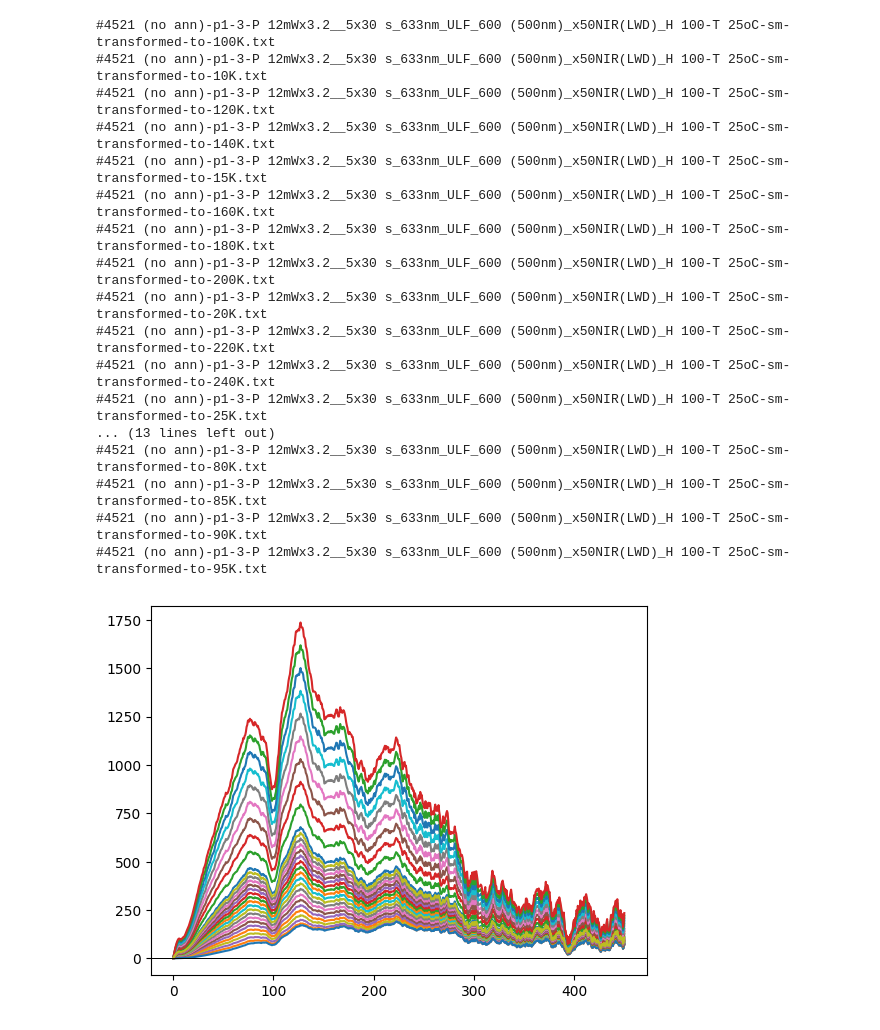
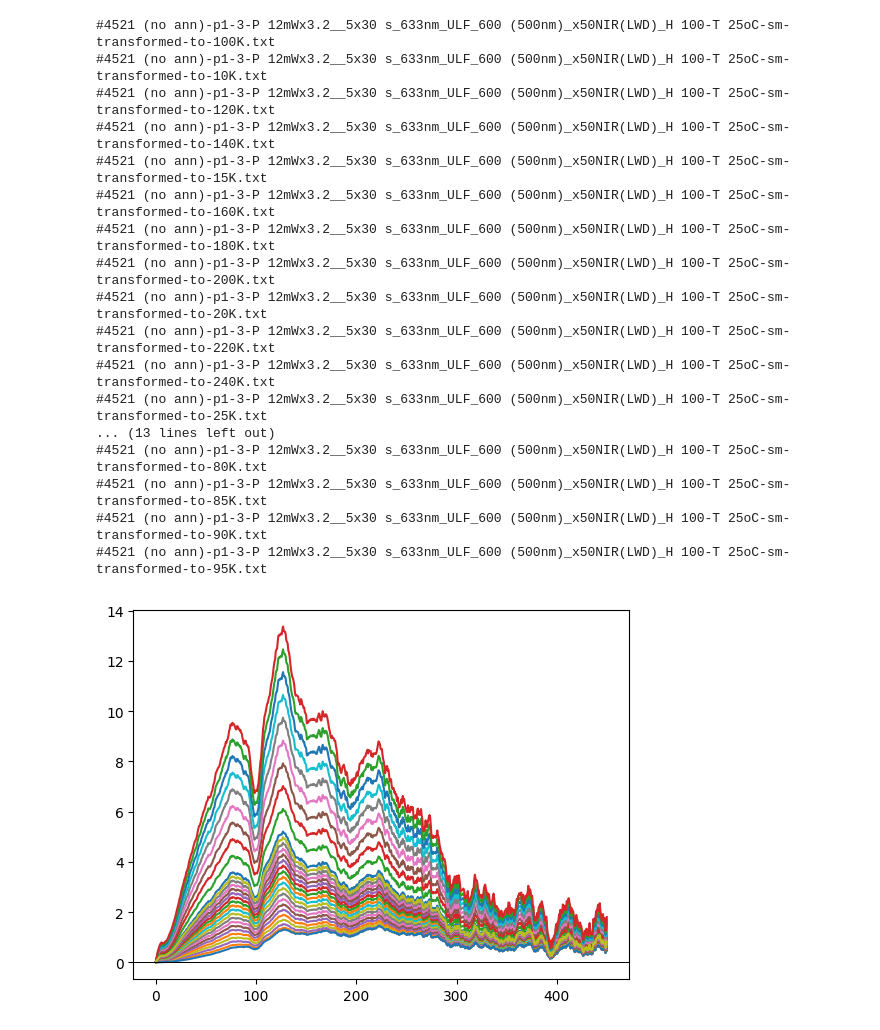
Before and after one commit to radiantbread/reduced_spectra, a Jupyter notebook: reduced_reduction.ipynb, the cells around one changed output. Cells and saved outputs as stored; diff of their text form; code cells hidden in the pictures.

Commit message:
Better normalization

```diff
--- a/reduced_reduction.ipynb
+++ b/reduced_reduction.ipynb
@@ -7,7 +7,7 @@ from matplotlib import pyplot as plt
 from scipy import integrate
 # %%
 input_dir = os.getcwd() + "/input/#4521-generated-sweep/"
-output_dir = os.getcwd() + "/output/reduced-sweep-weird-normalized/"
+-output_dir = os.getcwd() + "/output/less-noise/"
 filenames = list(filter(lambda f: ".txt" in f, os.listdir(input_dir))) # Работаем только с .txt
 
 def get_temp(filename):
@@ -22,6 +22,16 @@ def cut_range(data, startx, endx):
     else:
         condition = (startx > xdata) & (xdata > endx)
     return data[condition]
+# %%
+def find_closest(point, data):
+    """Найти точку в массиве, ближайшую к заданной"""
+    xdata = list(data[:,0])
+    return np.where(data[:,0] == sorted(xdata, key=lambda x: abs(x-point))[0])[0][0]
+
+def find_max(point, data, radius):
+    """Найти локальный максимум рядом"""
+    center = find_closest(point, data)
+    return max(data[center-radius:center+radius,1])
 # %%
 hbar = 1.055 * 10**(-34)                                                                                  # J*s
 k = 1.381 * 10**(-23) # J/K
@@ -50,6 +60,9 @@ def transform_spectrum_temp(omega, I, T1, T2, B_factor=B_factor2):
     """Transform spectrum at temperature T1 into one expected at T2."""
     ratio = B_factor(omega, T1) / B_factor(omega, T2)
     return I * ratio
+# %%
+def normalization_ratio(target, source, point, radius=10):
+    return find_max(point, target, radius) / find_max(point, source, radius)
 # %%
 count = 0
 for filename in filenames:
@@ -65,32 +78,33 @@ for filename in filenames:
     data = cut_range(np.loadtxt(input_dir + filename), 0, 450)
     data[:,1] = data[:,1] - background
 
     R = reduced_spectrum_but_weird(data[:,0], data[:,1])
 
     new_data = np.transpose(np.array([data[:,0], R]))
+    new_data[:,1] = new_data[:,1] * normalization_ratio(data, new_data, 125)
     plt.plot(*np.transpose(new_data))
 
     plt.axhline(y=0, color='black', linewidth=0.7)
 
     print(filename)
     np.savetxt(output_dir + filename.split('.txt')[0] + "-reduced.txt", new_data)
 # %% [output]
 #4521 (no ann)-p1-3-P 12mWx3.2__5x30 s_633nm_ULF_600 (500nm)_x50NIR(LWD)_H 100-T 25oC-sm-transformed-to-100K.txt
 #4521 (no ann)-p1-3-P 12mWx3.2__5x30 s_633nm_ULF_600 (500nm)_x50NIR(LWD)_H 100-T 25oC-sm-transformed-to-10K.txt
 #4521 (no ann)-p1-3-P 12mWx3.2__5x30 s_633nm_ULF_600 (500nm)_x50NIR(LWD)_H 100-T 25oC-sm-transformed-to-120K.txt
 #4521 (no ann)-p1-3-P 12mWx3.2__5x30 s_633nm_ULF_600 (500nm)_x50NIR(LWD)_H 100-T 25oC-sm-transformed-to-140K.txt
 #4521 (no ann)-p1-3-P 12mWx3.2__5x30 s_633nm_ULF_600 (500nm)_x50NIR(LWD)_H 100-T 25oC-sm-transformed-to-15K.txt
 #4521 (no ann)-p1-3-P 12mWx3.2__5x30 s_633nm_ULF_600 (500nm)_x50NIR(LWD)_H 100-T 25oC-sm-transformed-to-160K.txt
 #4521 (no ann)-p1-3-P 12mWx3.2__5x30 s_633nm_ULF_600 (500nm)_x50NIR(LWD)_H 100-T 25oC-sm-transformed-to-180K.txt
 #4521 (no ann)-p1-3-P 12mWx3.2__5x30 s_633nm_ULF_600 (500nm)_x50NIR(LWD)_H 100-T 25oC-sm-transformed-to-200K.txt
 #4521 (no ann)-p1-3-P 12mWx3.2__5x30 s_633nm_ULF_600 (500nm)_x50NIR(LWD)_H 100-T 25oC-sm-transformed-to-20K.txt
 #4521 (no ann)-p1-3-P 12mWx3.2__5x30 s_633nm_ULF_600 (500nm)_x50NIR(LWD)_H 100-T 25oC-sm-transformed-to-220K.txt
 #4521 (no ann)-p1-3-P 12mWx3.2__5x30 s_633nm_ULF_600 (500nm)_x50NIR(LWD)_H 100-T 25oC-sm-transformed-to-240K.txt
 #4521 (no ann)-p1-3-P 12mWx3.2__5x30 s_633nm_ULF_600 (500nm)_x50NIR(LWD)_H 100-T 25oC-sm-transformed-to-25K.txt
 ... (13 lines left out)
 #4521 (no ann)-p1-3-P 12mWx3.2__5x30 s_633nm_ULF_600 (500nm)_x50NIR(LWD)_H 100-T 25oC-sm-transformed-to-80K.txt
 #4521 (no ann)-p1-3-P 12mWx3.2__5x30 s_633nm_ULF_600 (500nm)_x50NIR(LWD)_H 100-T 25oC-sm-transformed-to-85K.txt
 #4521 (no ann)-p1-3-P 12mWx3.2__5x30 s_633nm_ULF_600 (500nm)_x50NIR(LWD)_H 100-T 25oC-sm-transformed-to-90K.txt
 #4521 (no ann)-p1-3-P 12mWx3.2__5x30 s_633nm_ULF_600 (500nm)_x50NIR(LWD)_H 100-T 25oC-sm-transformed-to-95K.txt
-[figure, old version]
+[figure, new version]
 # %%
```
Also changed, not shown: parts of 1 cell of this notebook, 29 other files.
